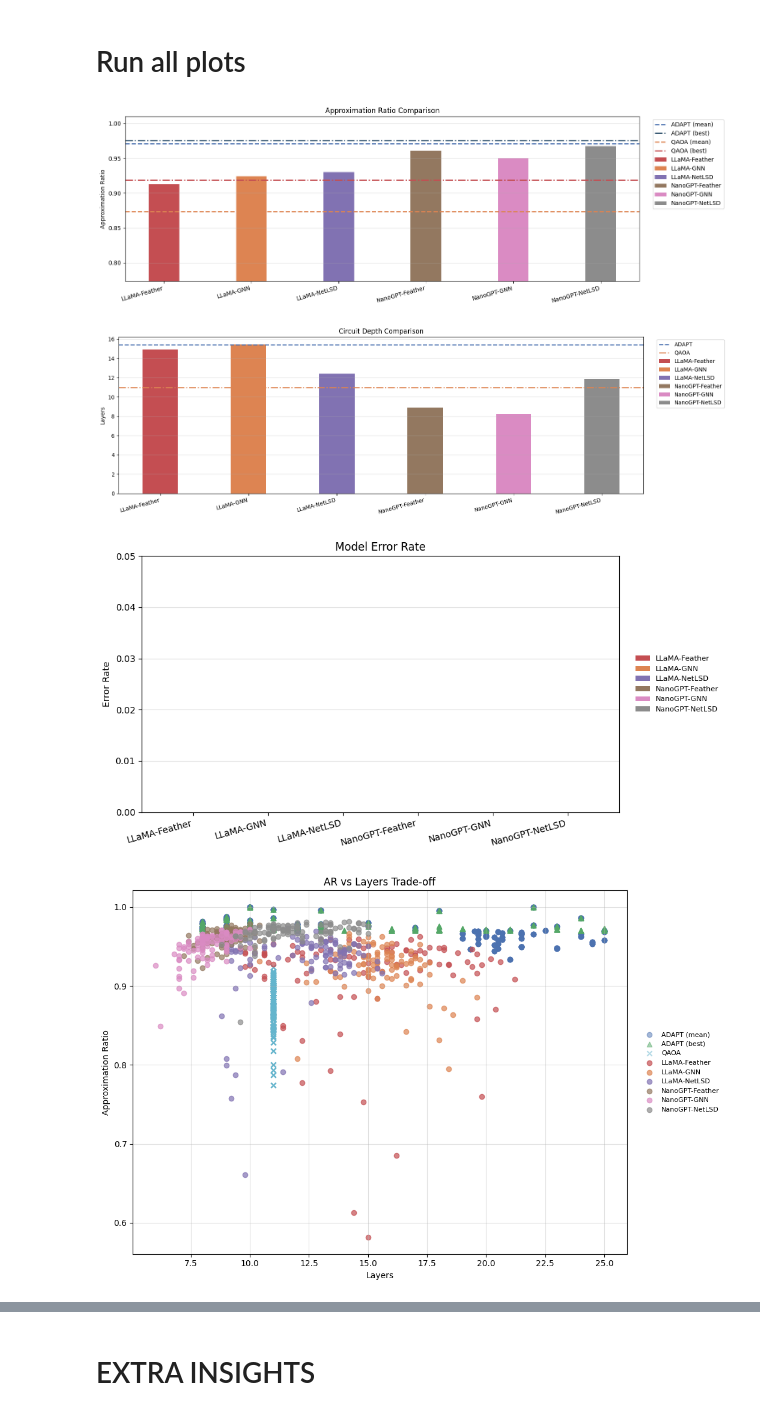
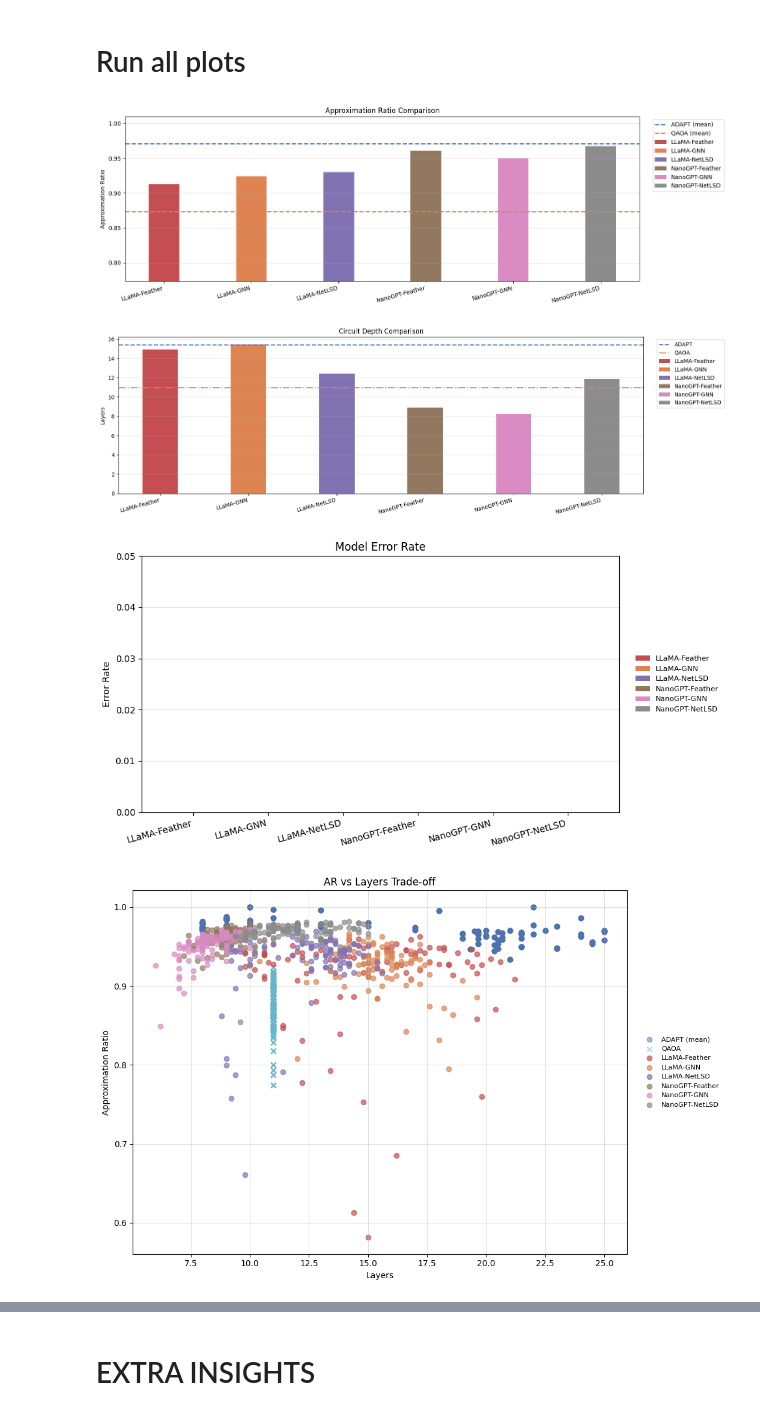
Before and after one commit to mrzaizai2k/Adapt-LLM, a Jupyter notebook: Adapt_llm_comparision.ipynb, the cells around one changed output, grey strips where cells are left out. Drawn from its saved outputs; the diff is of its cells as text; code cells hidden in the pictures.

Commit message:
add best as optional

```diff
--- a/Adapt_llm_comparision.ipynb
+++ b/Adapt_llm_comparision.ipynb
@@ -308,13 +308,15 @@ model_results_df.head()
 # %%
 qaoa_df = pd.read_csv(f"{data_input_path}/qaoa_result/qaoa.csv")
 # %%
-# final_df = pd.read_csv(f'docs/10_nodes/10_nodes.csv')
+final_df = pd.read_csv(f'docs/11_nodes/11_nodes.csv')
+# %%
+final_df = final_df[final_df['model'] != "GPT-Feather (Author)"]
 # %%
 # ------------------------
 # MERGE & SUMMARY
 # ------------------------
 
-final_df   = build_final_df(adapt_agg, model_results_df, qaoa_df=qaoa_df)
+# final_df   = build_final_df(adapt_agg, model_results_df, qaoa_df=qaoa_df)
 # %%
 
 summary_df = build_summary_df(final_df)
@@ -382,7 +384,7 @@ def _model_colors(models):
     palette = ["#C44E52", "#DD8452", "#8172B2", "#937860", "#DA8BC3", "#8C8C8C"]
     return {m: palette[i % len(palette)] for i, m in enumerate(models)}
 
-def plot_ar_bar(summary_df):
+def plot_ar_bar(summary_df, plot_best = False):
     models = summary_df["model"].tolist()
     x = np.arange(len(models))
     w = 0.35
@@ -404,22 +406,27 @@ def plot_ar_bar(summary_df):
 
     # --- ADAPT (COLD TONES) ---
     adapt_mean = summary_df["adapt_ar_mean"].iloc[0]
-    adapt_best = summary_df["adapt_ar_best"].iloc[0]
 
     ax.axhline(adapt_mean, linestyle="--",
                color="#4C72B0", linewidth=2, label="ADAPT (mean)")
-    ax.axhline(adapt_best, linestyle="-.",
-               color="#2A4D69", linewidth=2, label="ADAPT (best)")
+
+    if plot_best and 'adapt_ar_best' in summary_df.columns:
+        adapt_best = summary_df["adapt_ar_best"].iloc[0]
+
+        ax.axhline(adapt_best, linestyle="-.",
+                   color="#2A4D69", linewidth=2, label="ADAPT (best)")
 
     # --- QAOA (HOT TONES) ---
     if "qaoa_ar_mean" in summary_df.columns:
         qaoa_mean = summary_df["qaoa_ar_mean"].iloc[0]
-        qaoa_best = summary_df["qaoa_ar_best"].iloc[0]
-
         ax.axhline(qaoa_mean, linestyle="--",
                    color="#DD8452", linewidth=2, label="QAOA (mean)")
-        ax.axhline(qaoa_best, linestyle="-.",
-                   color="#C44E52", linewidth=2, label="QAOA (best)")
+
+        if plot_best and 'qaoa_ar_best' in summary_df.columns:
+            qaoa_best = summary_df["qaoa_ar_best"].iloc[0]
+
+            ax.axhline(qaoa_best, linestyle="-.",
+                       color="#C44E52", linewidth=2, label="QAOA (best)")
 
     # --- AXIS ---
     ax.set_xticks(x)
@@ -514,7 +521,7 @@ def plot_error_rate_bar(summary_df):
     _place_legend_outside(ax, fig)
     plt.show()
 
-def plot_ar_vs_layers_scatter(final_df):
+def plot_ar_vs_layers_scatter(final_df, plot_best=False):
     models = final_df["model"].unique().tolist()
     mc     = _model_colors(models)
 
@@ -522,8 +529,10 @@ def plot_ar_vs_layers_scatter(final_df):
 
     ax.scatter(final_df["adapt_layers_mean"], final_df["adapt_ar_mean"],
                label="ADAPT (mean)", alpha=0.5, color=ADAPT_PALETTE["mean"])
-    ax.scatter(final_df["adapt_layers_best"], final_df["adapt_ar_best"],
-               label="ADAPT (best)", alpha=0.5, color=ADAPT_PALETTE["best"], marker="^")
+
+    if plot_best and 'adapt_layers_best' in final_df.columns and 'adapt_ar_best' in final_df.columns:
+        ax.scatter(final_df["adapt_layers_best"], final_df["adapt_ar_best"],
+                label="ADAPT (best)", alpha=0.5, color=ADAPT_PALETTE["best"], marker="^")
 
     if "qaoa_ar_mean" in final_df.columns:
         ax.scatter(final_df["qaoa_layers"], final_df["qaoa_ar_mean"],
@@ -585,16 +594,16 @@ def plot_per_graph_ar(final_df):
 # %%
 # ── Run all plots ──────────────────────────────────────────────────────────
 
-plot_ar_bar(summary_df)
+plot_ar_bar(summary_df, plot_best=False)
 plot_layers_bar(summary_df)
 plot_error_rate_bar(summary_df)
 plot_ar_vs_layers_scatter(final_df)
 plot_per_graph_ar(final_df)
 # %% [output]
-[figure, old version]
+[figure, new version]
 [figure]
 [figure]
-[figure, old version]
+[figure, new version]
 [figure]
 # %% [markdown]
 # EXTRA INSIGHTS
```
Also changed, not shown: parts of 3 cells of this notebook, 1 other file.
